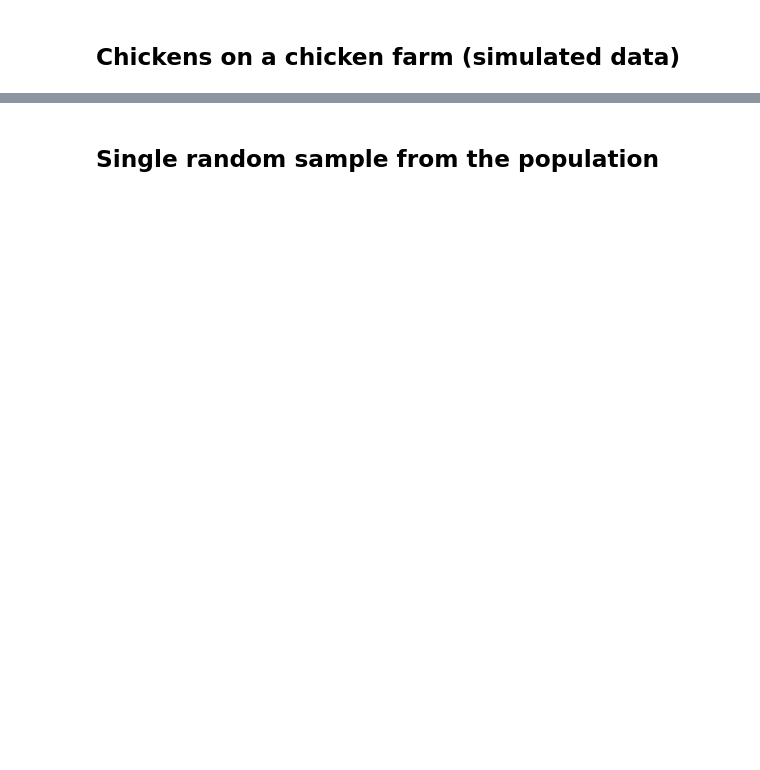
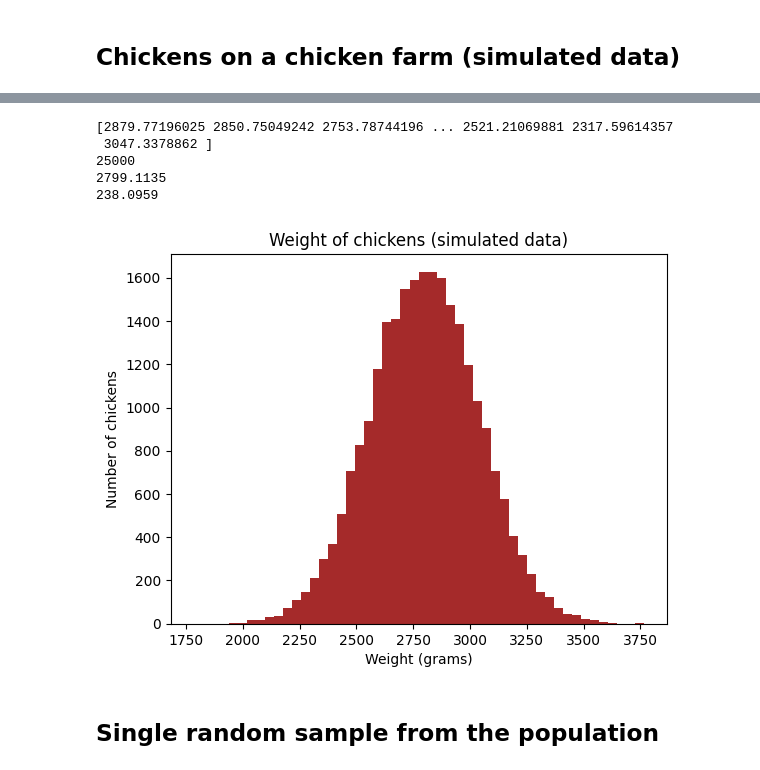
Before and after one commit to mario-gellrich-zhaw/data_analytics, a Jupyter notebook: Week_06/population_and_samples.ipynb, the cells around one changed output, grey strips where cells are left out. Cells and saved outputs as stored; diff of their text form; code cells hidden in the pictures; blank space fills up the shorter version.

```diff
--- a/Week_06/population_and_samples.ipynb
+++ b/Week_06/population_and_samples.ipynb
@@ -24,25 +28,34 @@ Image("chickens.png", width=800)
 # %%
 # Parameters of distribution
 p_mean = 2800
 p_std = 240
 p_n = 25000
 
 # Setting a seed to restore the random numbers later
 random.seed(42)
 
 # Generate (normally distributed) data with mean = 2800 g and standard deviation = 240 g
 pop = np.random.normal(loc=p_mean, scale=p_std, size=p_n)
+#Array
+print(pop);
 print(f'{len(pop):.0f}')
 print(f'{np.mean(pop):.4f}')
 print(f'{np.std(pop):.4f}')
 
 # Plot histogram based on the data
-plt.hist(pop, bins = 50, color='gold')
+plt.hist(pop, bins = 50, color='brown')
 plt.title('Weight of chickens (simulated data)')
 plt.xlabel('Weight (grams)')
 plt.ylabel('Number of chickens')
 
 plt.show()
+# %% [output]
+[2879.77196025 2850.75049242 2753.78744196 ... 2521.21069881 2317.59614357
+ 3047.3378862 ]
+25000
+2799.1135
+238.0959
+[figure, added]
 # %% [markdown]
 ## Single random sample from the population
 # %%
```
Also changed, not shown: parts of 5 cells of this notebook, 3 other files.
